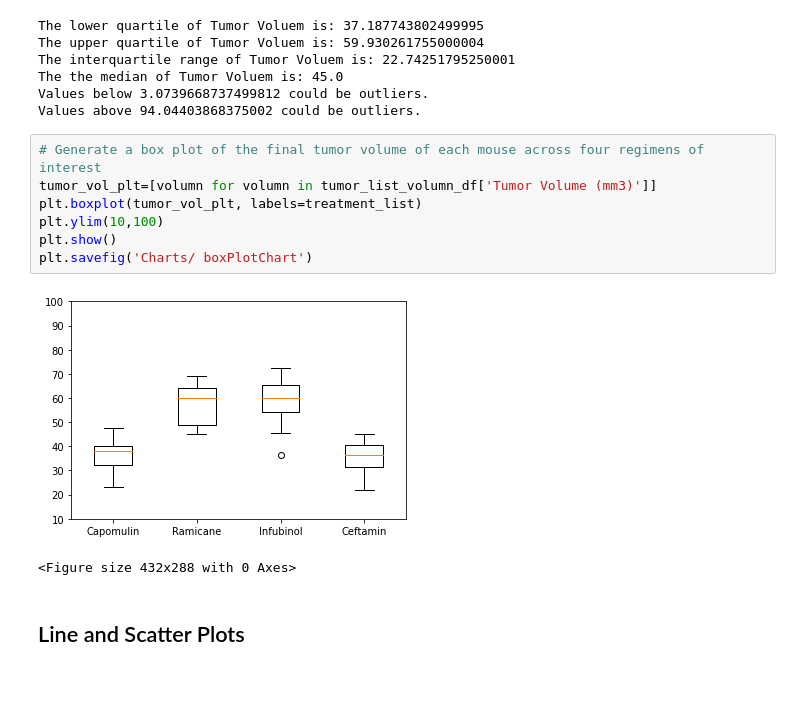
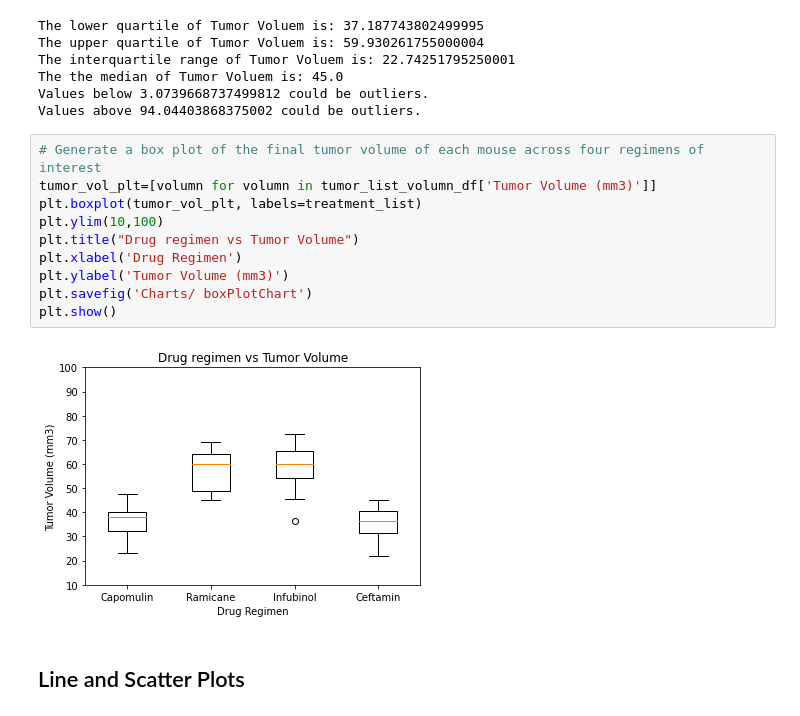
Before and after one commit to FreddyRangelA/Matplotlib, a Jupyter notebook: pymaceuticals_starter.ipynb, the cells around one changed output. Cells and saved outputs as stored; diff of their text form; blank space fills up the shorter version.

```diff
--- a/pymaceuticals_starter.ipynb
+++ b/pymaceuticals_starter.ipynb
@@ -316,13 +315,15 @@ Values above 94.04403868375002 could be outliers.
 # %%
 # Generate a box plot of the final tumor volume of each mouse across four regimens of interest
 tumor_vol_plt=[volumn for volumn in tumor_list_volumn_df['Tumor Volume (mm3)']]
 plt.boxplot(tumor_vol_plt, labels=treatment_list)
 plt.ylim(10,100)
+plt.title("Drug regimen vs Tumor Volume")
+plt.xlabel('Drug Regimen')
+plt.ylabel('Tumor Volume (mm3)')
+plt.savefig('Charts/ boxPlotChart')
 plt.show()
-plt.savefig('Charts/ boxPlotChart')
 # %% [output]
-[figure, old version]
+[figure, new version]
-<Figure size 432x288 with 0 Axes>
 # %% [markdown]
 ## Line and Scatter Plots
 # %%
```
Also changed, not shown: parts of 3 cells of this notebook, 2 other files.
